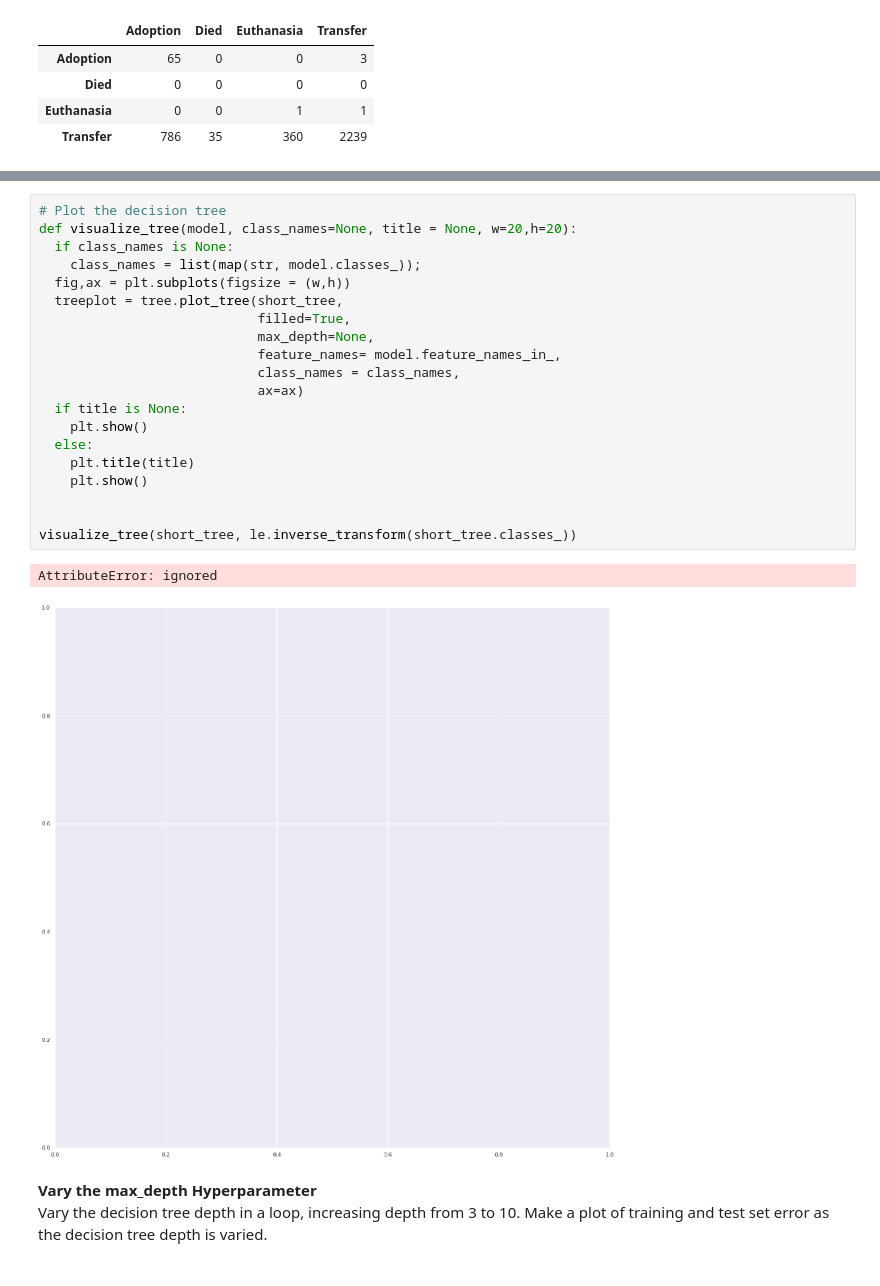
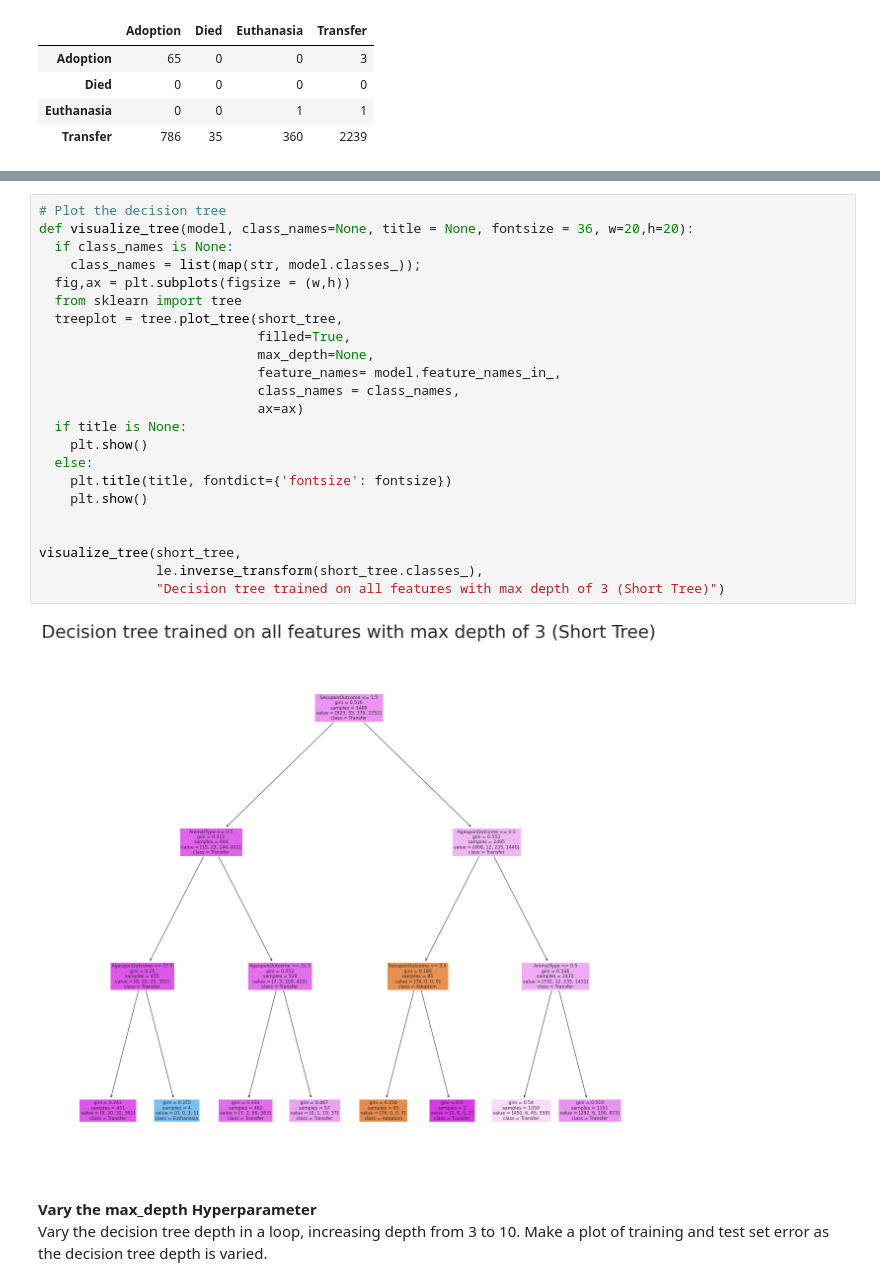
Before and after one commit to zachfreitas/ADS_504_Machine_Learning, a Jupyter notebook: Module_2/assignment_2/Assignment_2.ipynb, the cells around one changed output, grey strips where cells are left out. Saved outputs shown, nothing was run; the diff lists cells and outputs as text.

```diff
--- a/Module_2/assignment_2/Assignment_2.ipynb
+++ b/Module_2/assignment_2/Assignment_2.ipynb
@@ -160,27 +194,29 @@ visualize_confusion_matirx(short_tree, y_test,y_pred)
 [figure]
 # %%
 # Plot the decision tree
-def visualize_tree(model, class_names=None, title = None, w=20,h=20):
+def visualize_tree(model, class_names=None, title = None, fontsize = 36, w=20,h=20):
   if class_names is None:
     class_names = list(map(str, model.classes_));
   fig,ax = plt.subplots(figsize = (w,h))
+  from sklearn import tree
   treeplot = tree.plot_tree(short_tree,
                             filled=True,
                             max_depth=None,
                             feature_names= model.feature_names_in_,
                             class_names = class_names,
                             ax=ax)
   if title is None:
     plt.show()
   else:
-    plt.title(title)
+    plt.title(title, fontdict={'fontsize': fontsize})
     plt.show()
 
 
-visualize_tree(short_tree, le.inverse_transform(short_tree.classes_))
+visualize_tree(short_tree,
+               le.inverse_transform(short_tree.classes_),
+               "Decision tree trained on all features with max depth of 3 (Short Tree)")
 # %% [output]
-AttributeError: ignored
-[figure, old version]
+[figure, new version]
 # %% [markdown]
 **Vary the max_depth Hyperparameter** <br>
 Vary the decision tree depth in a loop, increasing depth from 3 to 10. Make a plot of training and test set error as the decision tree depth is varied.
```
Also changed, not shown: parts of 9 cells of this notebook.
